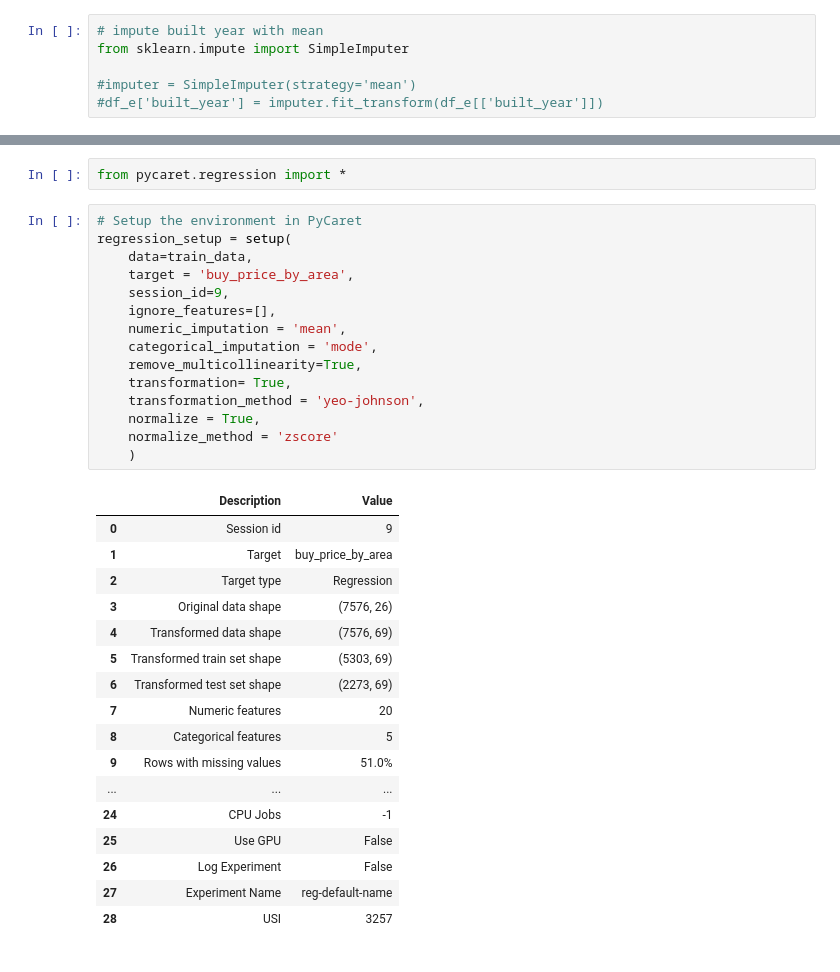
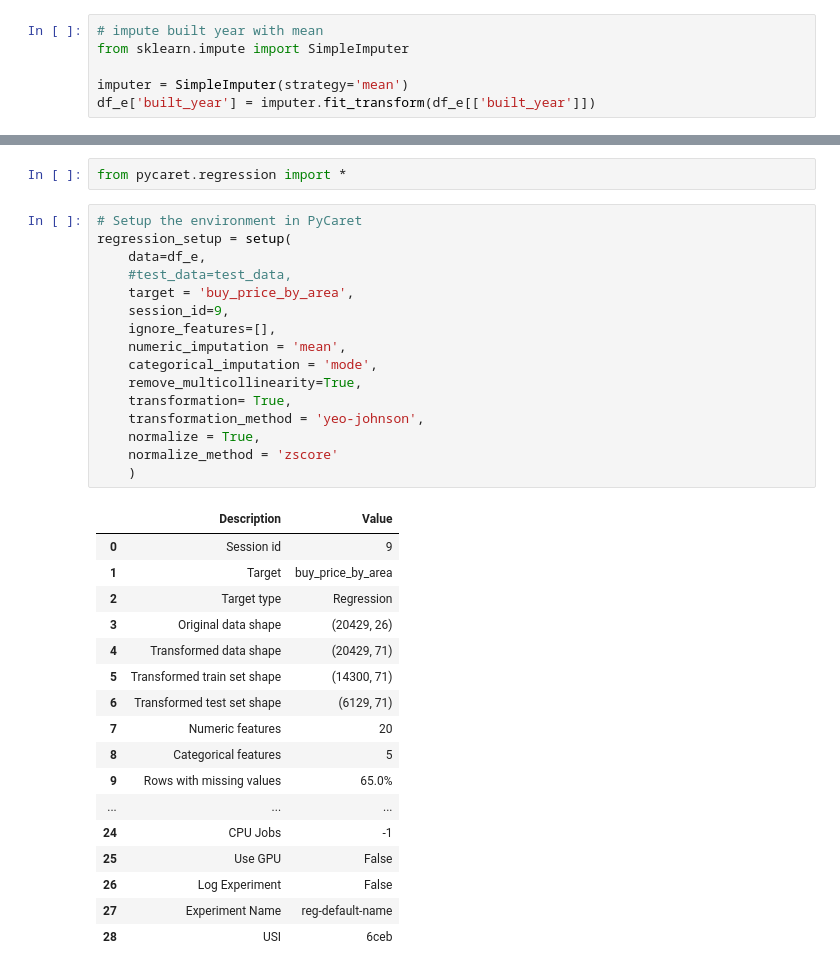
Before and after one commit to namratamayekar/Housing_Price_Prediction_Madrid, a Jupyter notebook: notebooks/Modelling_Ayushya.ipynb, the cells around one changed output, grey strips where cells are left out. Cells and saved outputs as stored; diff of their text form.

```diff
--- a/notebooks/Modelling_Ayushya.ipynb
+++ b/notebooks/Modelling_Ayushya.ipynb
@@ -114,8 +129,8 @@ df_e.shape
 # impute built year with mean
 from sklearn.impute import SimpleImputer
 
-#imputer = SimpleImputer(strategy='mean')
-#df_e['built_year'] = imputer.fit_transform(df_e[['built_year']])
+imputer = SimpleImputer(strategy='mean')
+df_e['built_year'] = imputer.fit_transform(df_e[['built_year']])
 # %%
 df_e = df_e[df_e['built_year']>1850]
 # %%
@@ -225,36 +237,37 @@ from pycaret.regression import *
 # %%
 # Setup the environment in PyCaret
 regression_setup = setup(
-    data=train_data,
+    data=df_e,
+    #test_data=test_data,
     target = 'buy_price_by_area',
     session_id=9,
     ignore_features=[],
     numeric_imputation = 'mean',
     categorical_imputation = 'mode',
     remove_multicollinearity=True,
     transformation= True,
     transformation_method = 'yeo-johnson',
     normalize = True,
     normalize_method = 'zscore'
     )
 # %% [output]
 |  | Description | Value |
 | 0 | Session id | 9 |
 | 1 | Target | buy_price_by_area |
 | 2 | Target type | Regression |
-| 3 | Original data shape | (7576, 26) |
-| 4 | Transformed data shape | (7576, 69) |
-| 5 | Transformed train set shape | (5303, 69) |
-| 6 | Transformed test set shape | (2273, 69) |
+| 3 | Original data shape | (20429, 26) |
+| 4 | Transformed data shape | (20429, 71) |
+| 5 | Transformed train set shape | (14300, 71) |
+| 6 | Transformed test set shape | (6129, 71) |
 | 7 | Numeric features | 20 |
 | 8 | Categorical features | 5 |
-| 9 | Rows with missing values | 51.0% |
+| 9 | Rows with missing values | 65.0% |
 | ... | ... | ... |
 | 24 | CPU Jobs | -1 |
 | 25 | Use GPU | False |
 | 26 | Log Experiment | False |
 | 27 | Experiment Name | reg-default-name |
-| 28 | USI | 3257 |
+| 28 | USI | 6ceb |
 # %%
 # compare baseline models
 best_model = compare_models()
```
Also changed, not shown: parts of 35 cells of this notebook, 2 other files.
